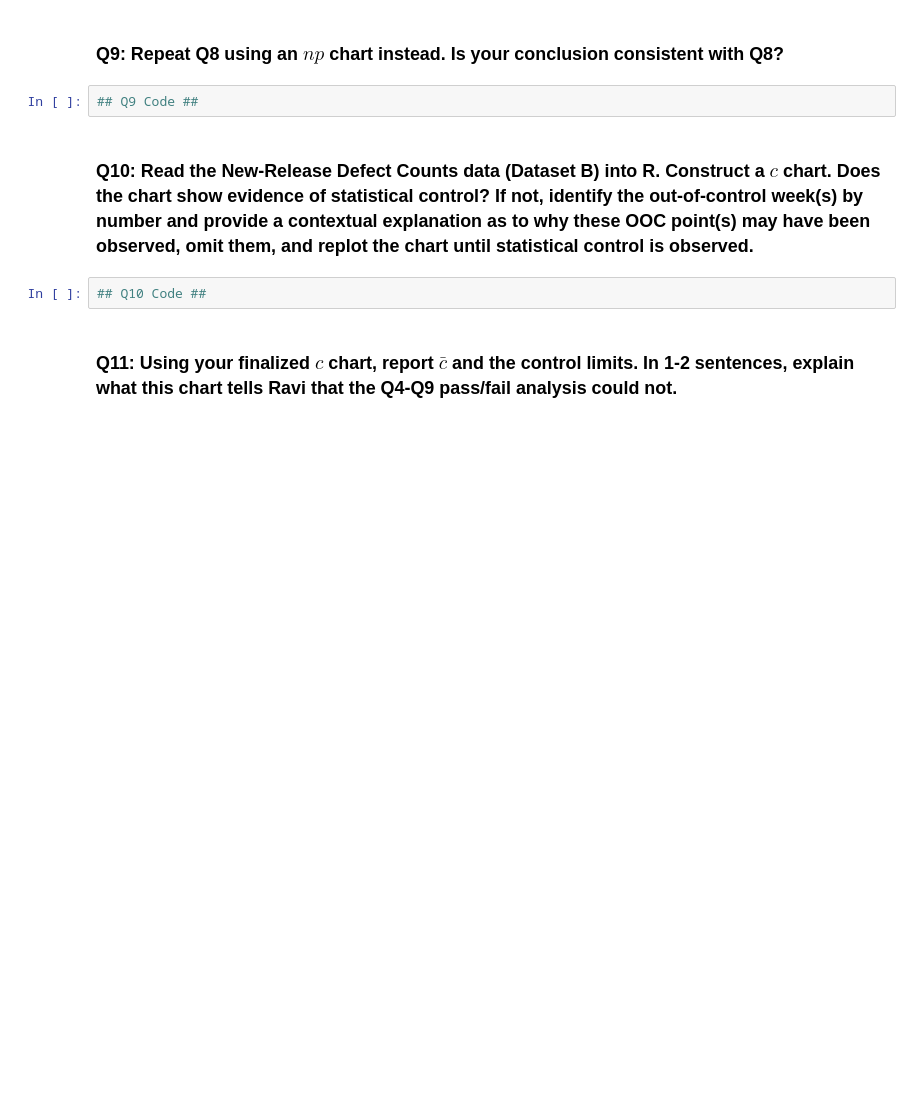
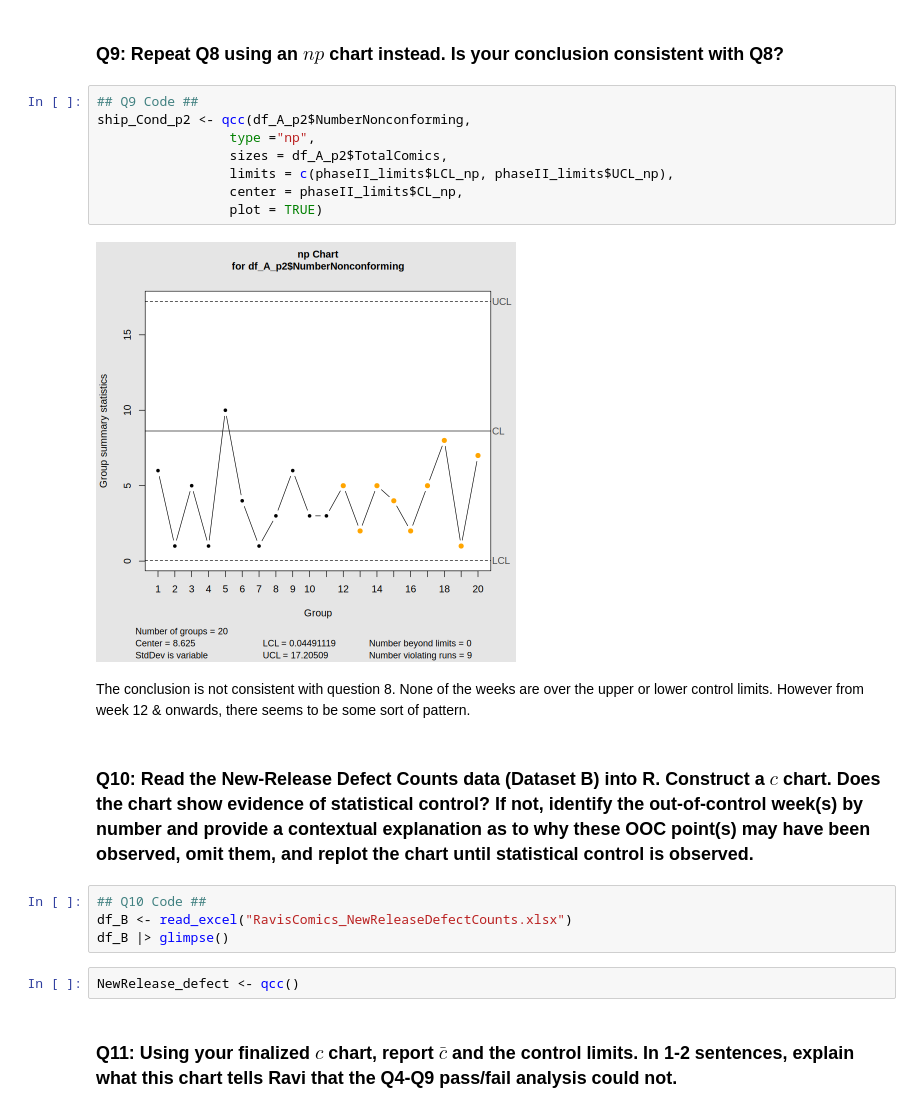
Before and after one commit to tchoud227/STAT-7110-Quality-Control, a Jupyter notebook: Assignments/HW3/STAT-7110-HW3.ipynb, the cells around one changed output. Drawn from its saved outputs; the diff is of its cells as text; blank space fills up the shorter version.

```diff
--- a/Assignments/HW3/STAT-7110-HW3.ipynb
+++ b/Assignments/HW3/STAT-7110-HW3.ipynb
@@ -209,10 +231,24 @@ print(phaseII_limits)
 ### Q9: Repeat Q8 using an $np$ chart instead. Is your conclusion consistent with Q8?
 # %%
 ## Q9 Code ##
+ship_Cond_p2 <- qcc(df_A_p2$NumberNonconforming,
+                 type ="np",
+                 sizes = df_A_p2$TotalComics,
+                 limits = c(phaseII_limits$LCL_np, phaseII_limits$UCL_np),
+                 center = phaseII_limits$CL_np,
+                 plot = TRUE)
+# %% [output]
+[figure, added]
+# %% [markdown]
+The conclusion is not consistent with question 8. None of the weeks are over the upper or lower control limits. However from week 12 & onwards, there seems to be some sort of pattern.
 # %% [markdown]
 ### Q10: Read the New-Release Defect Counts data (Dataset B) into R. Construct a $c$ chart. Does the chart show evidence of statistical control? If not, identify the out-of-control week(s) by number and provide a contextual explanation as to why these OOC point(s) may have been observed, omit them, and replot the chart until statistical control is observed.
 # %%
 ## Q10 Code ##
+df_B <- read_excel("RavisComics_NewReleaseDefectCounts.xlsx")
+df_B |> glimpse()
+# %%
+NewRelease_defect <- qcc()
 # %% [markdown]
 ### Q11: Using your finalized $c$ chart, report $\bar{c}$ and the control limits. In 1-2 sentences, explain what this chart tells Ravi that the Q4-Q9 pass/fail analysis could not.
 # %%
```
Also changed, not shown: parts of 6 cells of this notebook.
